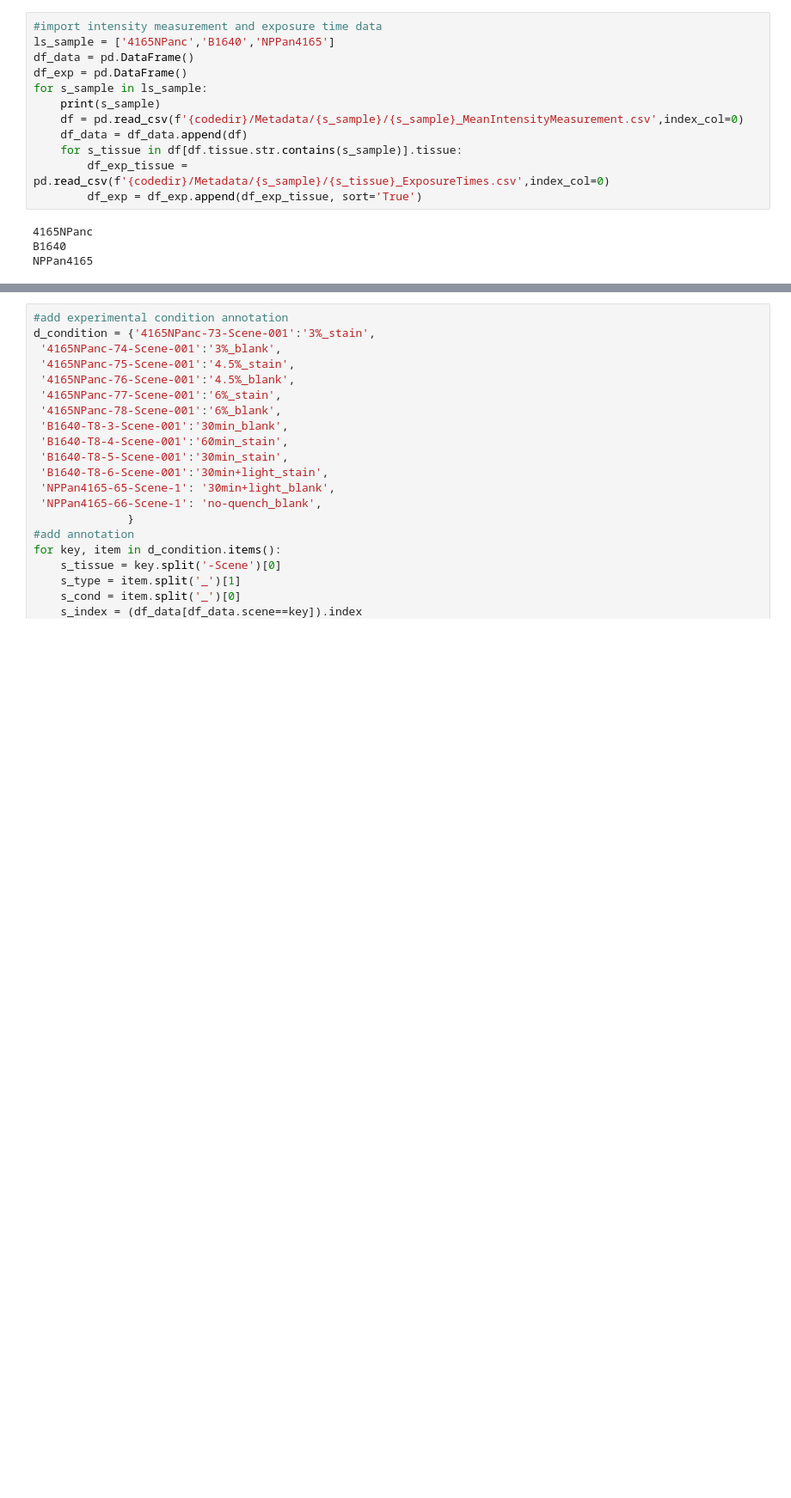
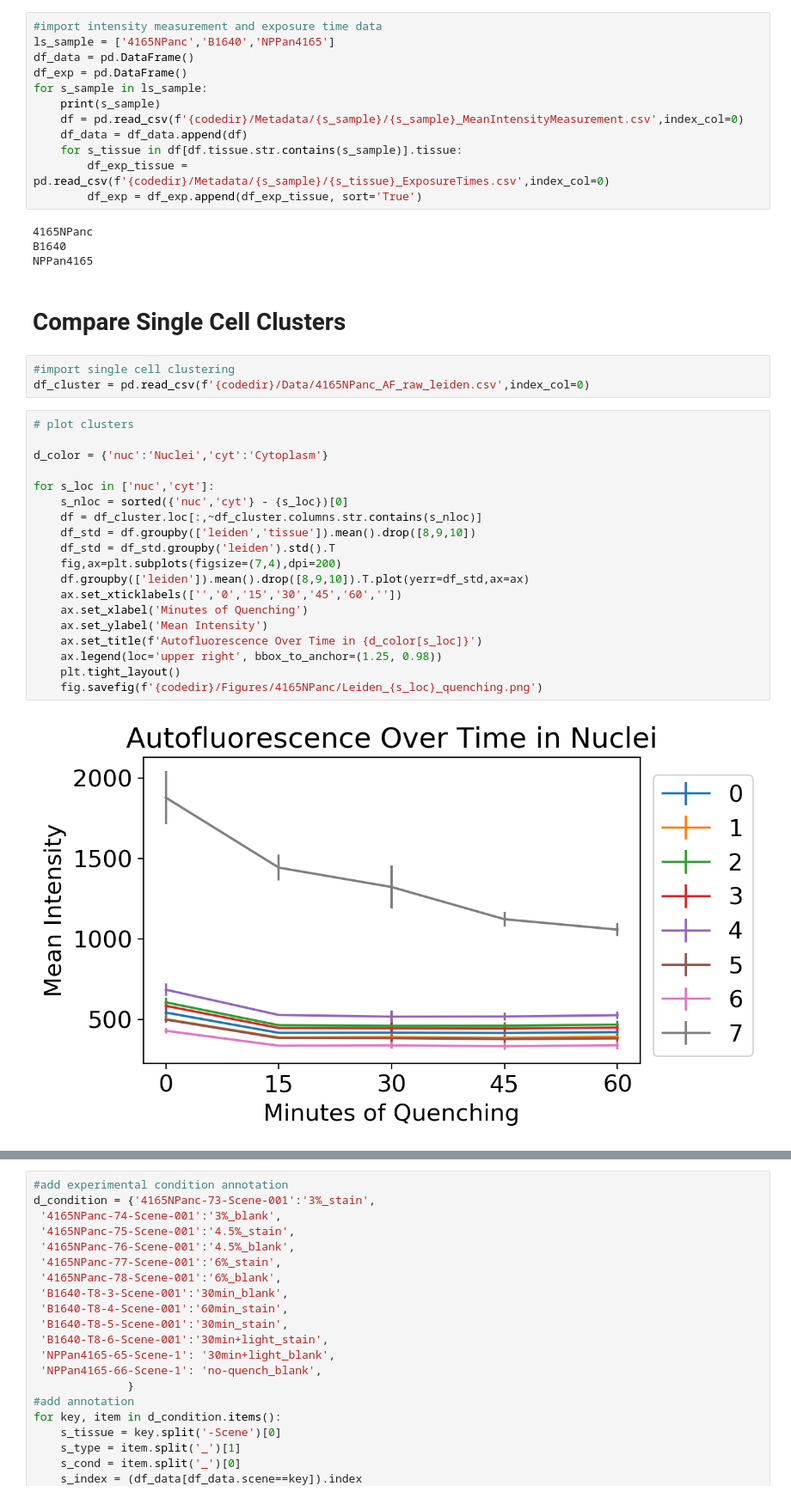
Before and after one commit to engjen/cycIF_Validation, a Jupyter notebook: Fig2_Quenching_analysis.ipynb, the cells around one changed output, grey strips where cells are left out. Shown at 86% size. Cells and saved outputs as stored; diff of their text form; blank space fills up the shorter version.

```diff
--- a/Fig2_Quenching_analysis.ipynb
+++ b/Fig2_Quenching_analysis.ipynb
@@ -28,3 +54,29 @@ for s_sample in ls_sample:
 4165NPanc
 B1640
 NPPan4165
+# %% [markdown]
+# Compare Single Cell Clusters
+# %%
+#import single cell clustering
+df_cluster = pd.read_csv(f'{codedir}/Data/4165NPanc_AF_raw_leiden.csv',index_col=0)
+# %%
+# plot clusters
+
+d_color = {'nuc':'Nuclei','cyt':'Cytoplasm'}
+
+for s_loc in ['nuc','cyt']:
+    s_nloc = sorted({'nuc','cyt'} - {s_loc})[0]
+    df = df_cluster.loc[:,~df_cluster.columns.str.contains(s_nloc)]
+    df_std = df.groupby(['leiden','tissue']).mean().drop([8,9,10])
+    df_std = df_std.groupby('leiden').std().T
+    fig,ax=plt.subplots(figsize=(7,4),dpi=200)
+    df.groupby(['leiden']).mean().drop([8,9,10]).T.plot(yerr=df_std,ax=ax)
+    ax.set_xticklabels(['','0','15','30','45','60',''])
+    ax.set_xlabel('Minutes of Quenching')
+    ax.set_ylabel('Mean Intensity')
+    ax.set_title(f'Autofluorescence Over Time in {d_color[s_loc]}')
+    ax.legend(loc='upper right', bbox_to_anchor=(1.25, 0.98))
+    plt.tight_layout()
+    fig.savefig(f'{codedir}/Figures/4165NPanc/Leiden_{s_loc}_quenching.png')
+# %% [output]
+[figure, added]
```
Also changed, not shown: parts of 3 cells of this notebook, 5 other files.
